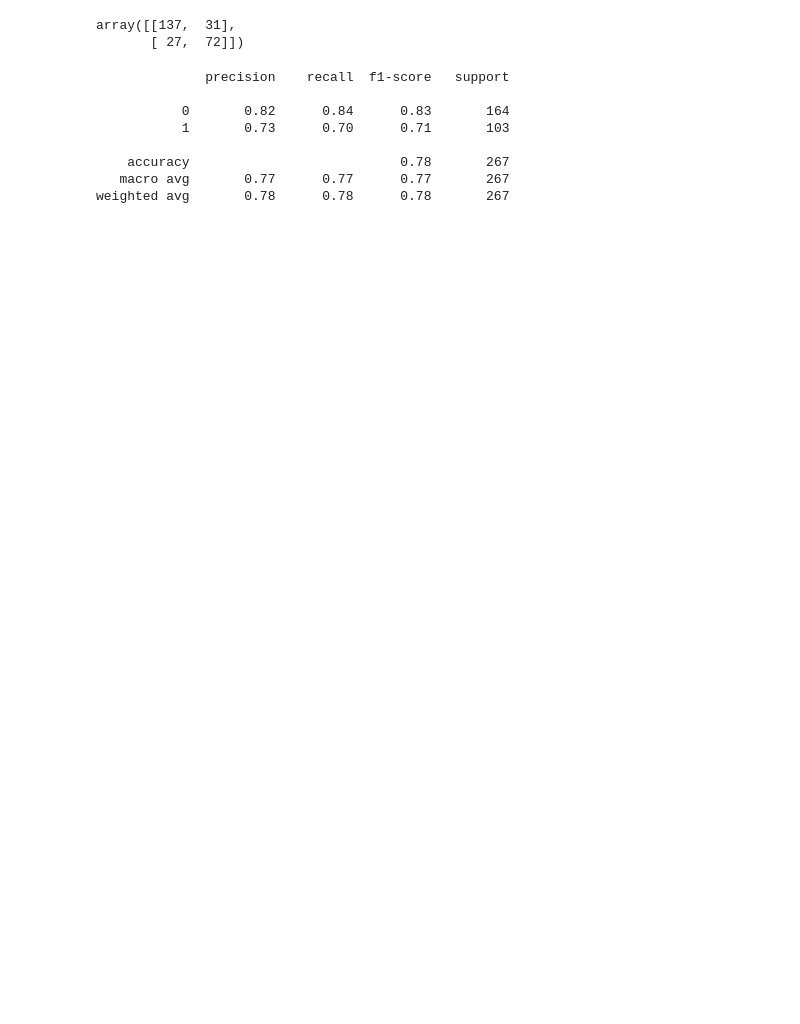
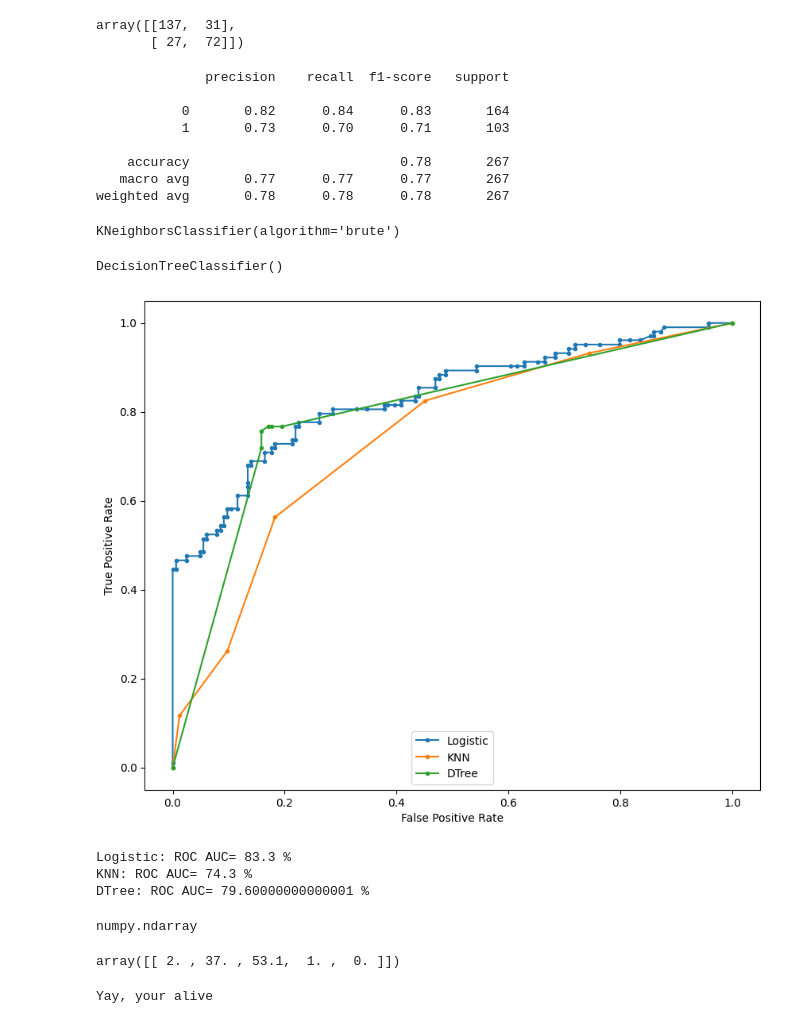
Before and after one commit to Adithya-R-Iyer/Machine-Learning-Project, a Jupyter notebook: Titanic_DataSet.ipynb, the cells around one changed output. Cells and saved outputs as stored; diff of their text form; code cells hidden in the pictures; blank space fills up the shorter version.

```diff
--- a/Titanic_DataSet.ipynb
+++ b/Titanic_DataSet.ipynb
@@ -375,3 +346,79 @@ print(classification_report(y_test,test_pred))
     accuracy                           0.78       267
    macro avg       0.77      0.77      0.77       267
 weighted avg       0.78      0.78      0.78       267
+# %%
+from sklearn.neighbors import KNeighborsClassifier
+Knn = KNeighborsClassifier(algorithm='brute', n_neighbors=5)
+
+Knn.fit(x_train, y_train)
+# %% [output]
+KNeighborsClassifier(algorithm='brute')
+# %%
+from sklearn.tree import DecisionTreeClassifier
+dtree = DecisionTreeClassifier(criterion = 'gini')
+
+dtree.fit(x_train, y_train)
+# %% [output]
+DecisionTreeClassifier()
+# %%
+logreg_probs = clf_lr.predict_proba(x_test)
+Knn_probs = Knn.predict_proba(x_test)
+Dtree_probs = dtree.predict_proba(x_test)
+# %%
+# keep probabilities for the positive outcome only
+logreg_probs = logreg_probs[:, 1]
+Knn_probs = Knn_probs[:, 1]
+Dtree_probs = Dtree_probs[:, 1]
+# %%
+from sklearn.metrics import roc_curve
+#fpr --> False Positive Rate
+#tpr --> True Positive Rate
+logreg_fpr, logreg_tpr, lr_thres = roc_curve(y_test, logreg_probs)
+Knn_fpr, Knn_tpr, Knn_thres = roc_curve(y_test, Knn_probs)
+Dtree_fpr, Dtree_tpr, Dtree_thres = roc_curve(y_test, Dtree_probs)
+# %%
+fig, ax = plt.subplots(figsize=(10, 8))
+ax.plot(logreg_fpr, logreg_tpr, marker='.', label='Logistic')
+ax.plot(Knn_fpr, Knn_tpr, marker='.', label='KNN')
+ax.plot(Dtree_fpr, Dtree_tpr, marker='.', label='DTree')
+# axis labels
+plt.xlabel('False Positive Rate')
+plt.ylabel('True Positive Rate')
+# show the legend
+plt.legend(loc=8)
+# show the plot
+plt.show()
+# %% [output]
+[figure, added]
+# %%
+from sklearn.metrics import roc_auc_score
+
+# calculate scores
+logreg_auc = roc_auc_score(y_test, logreg_probs)
+Knn_auc = roc_auc_score(y_test, Knn_probs)
+Dtree_auc = roc_auc_score(y_test, Dtree_probs)
+
+print('Logistic: ROC AUC= {} %'.format(round(logreg_auc, 3)*100))
+print('KNN: ROC AUC= {} %'.format(round(Knn_auc, 3)*100))
+print('DTree: ROC AUC= {} %'.format(round(Dtree_auc, 3)*100))
+# %% [output]
+Logistic: ROC AUC= 83.3 %
+KNN: ROC AUC= 74.3 %
+DTree: ROC AUC= 79.60000000000001 %
+# %%
+new_pass = np.array([2, 37, 53.1, 1, 0])
+type(new_pass)
+# %% [output]
+numpy.ndarray
+# %%
+new_passenger = new_pass.reshape(1,-1)
+new_passenger
+# %% [output]
+array([[ 2. , 37. , 53.1,  1. ,  0. ]])
+# %%
+if clf_lr.predict(new_passenger) == 0:
+  print("You Dead")
+else:
+  print("Yay, your alive")
+# %% [output]
+Yay, your alive
```
Also changed, not shown: parts of 18 cells of this notebook.
